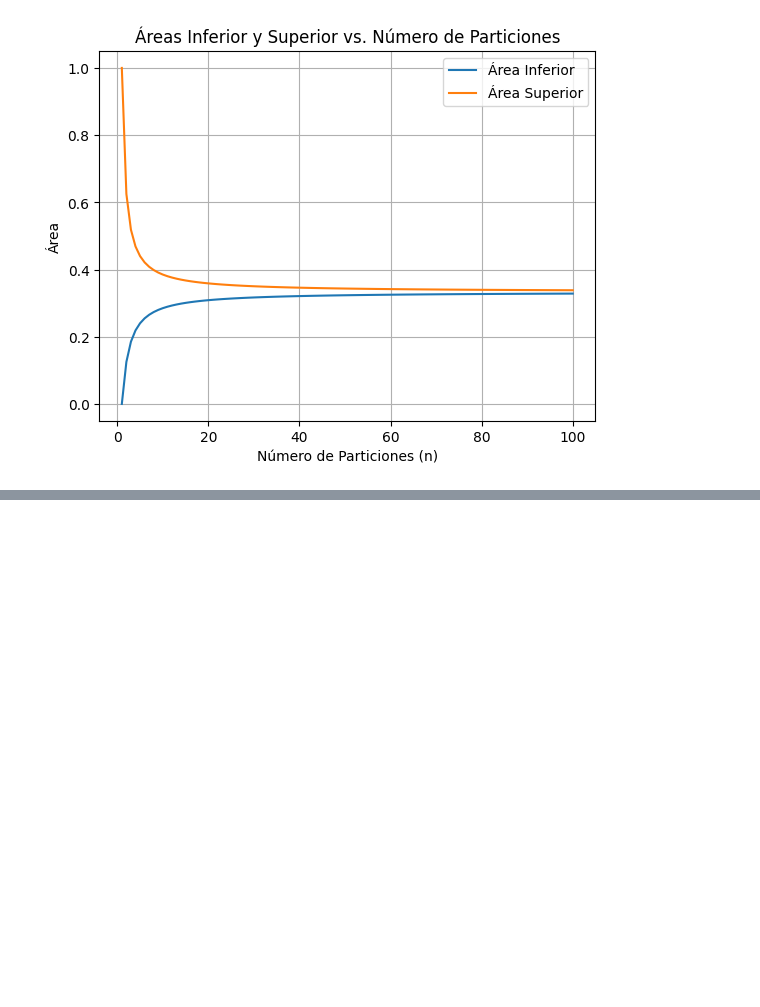
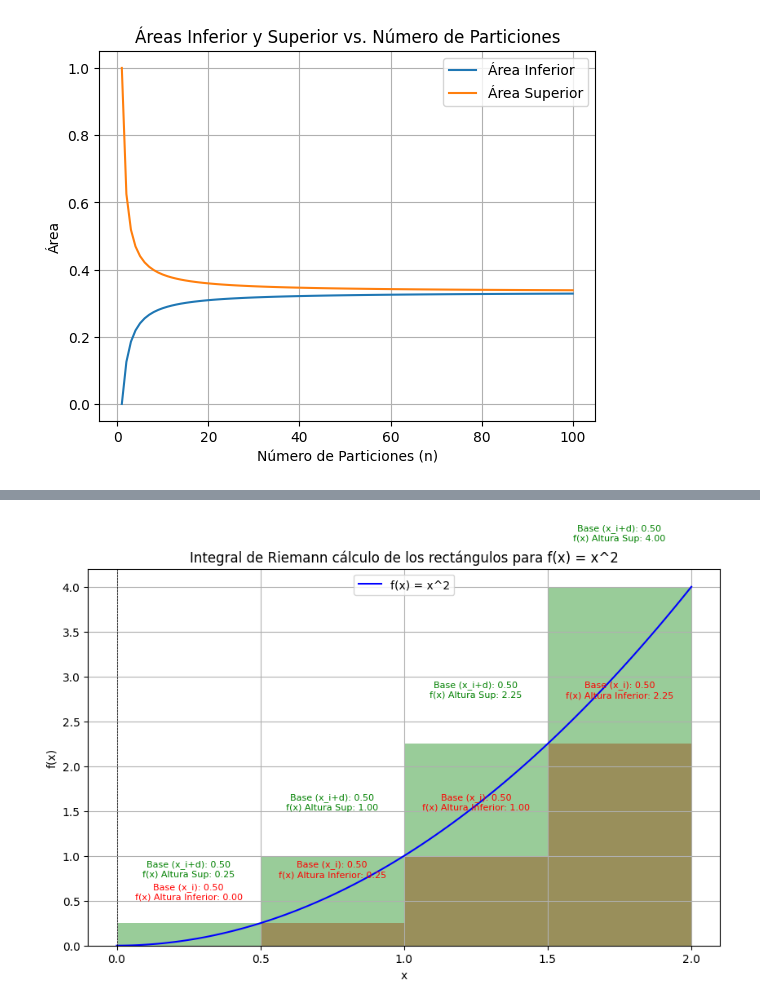
Before and after one commit to mlacasa/2BATMates, a Jupyter notebook: integralRiemann.ipynb, the cells around one changed output, grey strips where cells are left out. Drawn from its saved outputs; the diff is of its cells as text; code cells hidden in the pictures; blank space fills up the shorter version.

```diff
--- a/integralRiemann.ipynb
+++ b/integralRiemann.ipynb
@@ -176,0 +192,54 @@ donde ( ||P|| ) es el ancho máximo de los subintervalos de la partición, enton
+# %%
+import numpy as np
+import matplotlib.pyplot as plt
+
+# Definir la función
+def f(x):
+    return x ** 2
+
+# Definir los límites del intervalo
+a = 0
+b = 2
+n = 4  # Número de particiones
+
+# Crear particiones
+x = np.linspace(a, b, n + 1)
+x_part = np.linspace(a, b, n + 1)
+
+# Crear el gráfico
+x_values = np.linspace(a, b, 100)
+y_values = f(x_values)
+
+plt.figure(figsize=(10, 6))
+plt.plot(x_values, y_values, label='f(x) = x^2', color='blue')
+
+# Añadir rectángulos inferiores y superiores
+for i in range(n):
+    # Rectángulo inferior
+    plt.bar(x[i], f(x[i]), width=x[i + 1] - x[i], align='edge', alpha=0.4, color='red')
+    # Rectángulo superior
+    plt.bar(x[i], f(x[i + 1]), width=x[i + 1] - x[i], align='edge', alpha=0.4, color='green')
+
+# Etiquetas y título
+plt.xticks(x)
+plt.xlabel('x')
+plt.ylabel('f(x)')
+plt.title('Integral de Riemann cálculo de los rectángulos para f(x) = x^2')
+plt.axhline(0, color='black', lw=0.5, ls='--')
+plt.axvline(0, color='black', lw=0.5, ls='--')
+plt.legend()
+plt.grid()
+
+# Mostrar los valores de base y altura
+for i in range(n):
+    base = x[i + 1] - x[i]
+    height_inf = f(x[i])
+    height_sup = f(x[i + 1])
+    plt.text(x[i] + base / 2, height_inf + 0.5, f'Base (x_i): {base:.2f}\nf(x) Altura Inferior: {height_inf:.2f}',
+             ha='center', va='bottom', fontsize=8, color='red')
+    plt.text(x[i] + base / 2, height_sup + 0.5, f'Base (x_i+d): {base:.2f}\nf(x) Altura Sup: {height_sup:.2f}',
+             ha='center', va='bottom', fontsize=8, color='green')
+
+plt.show()
+# %% [output]
+[figure, added]
```
Also changed, not shown: parts of 1 cell of this notebook.
